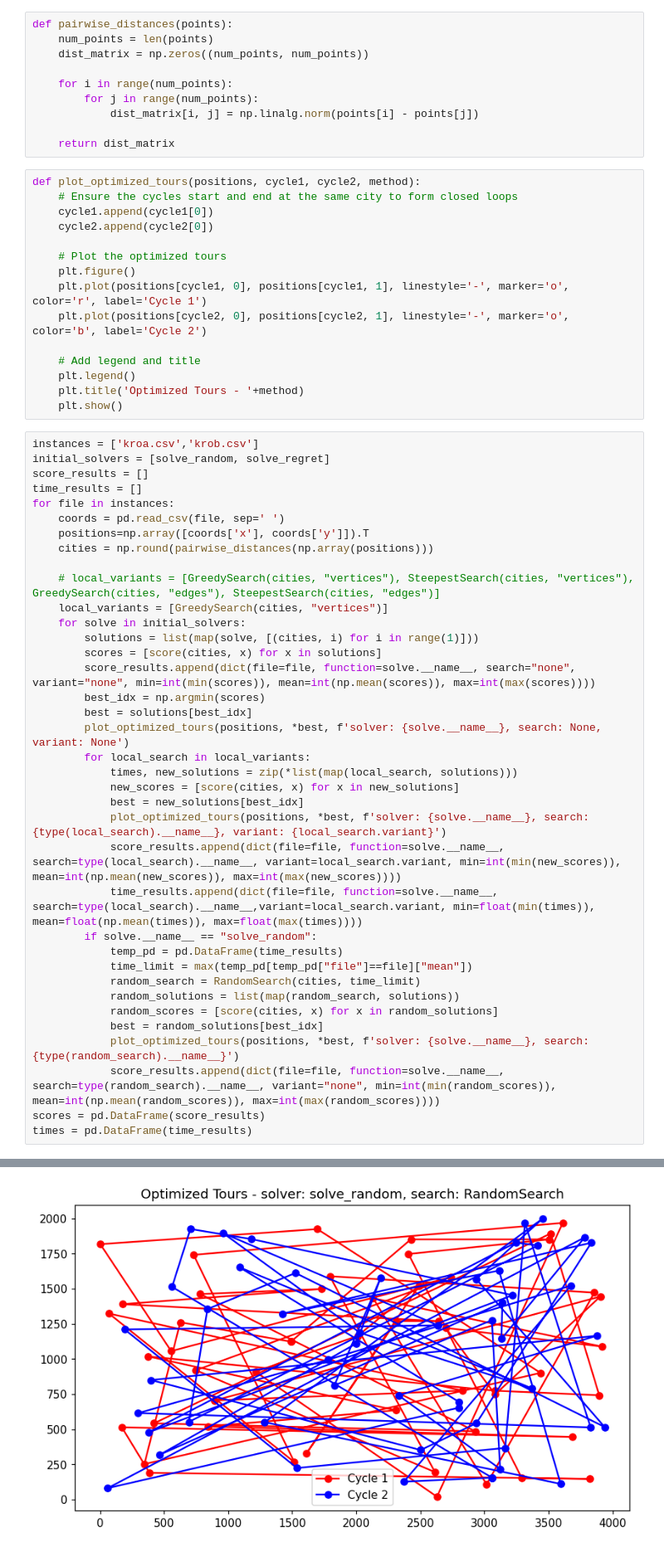
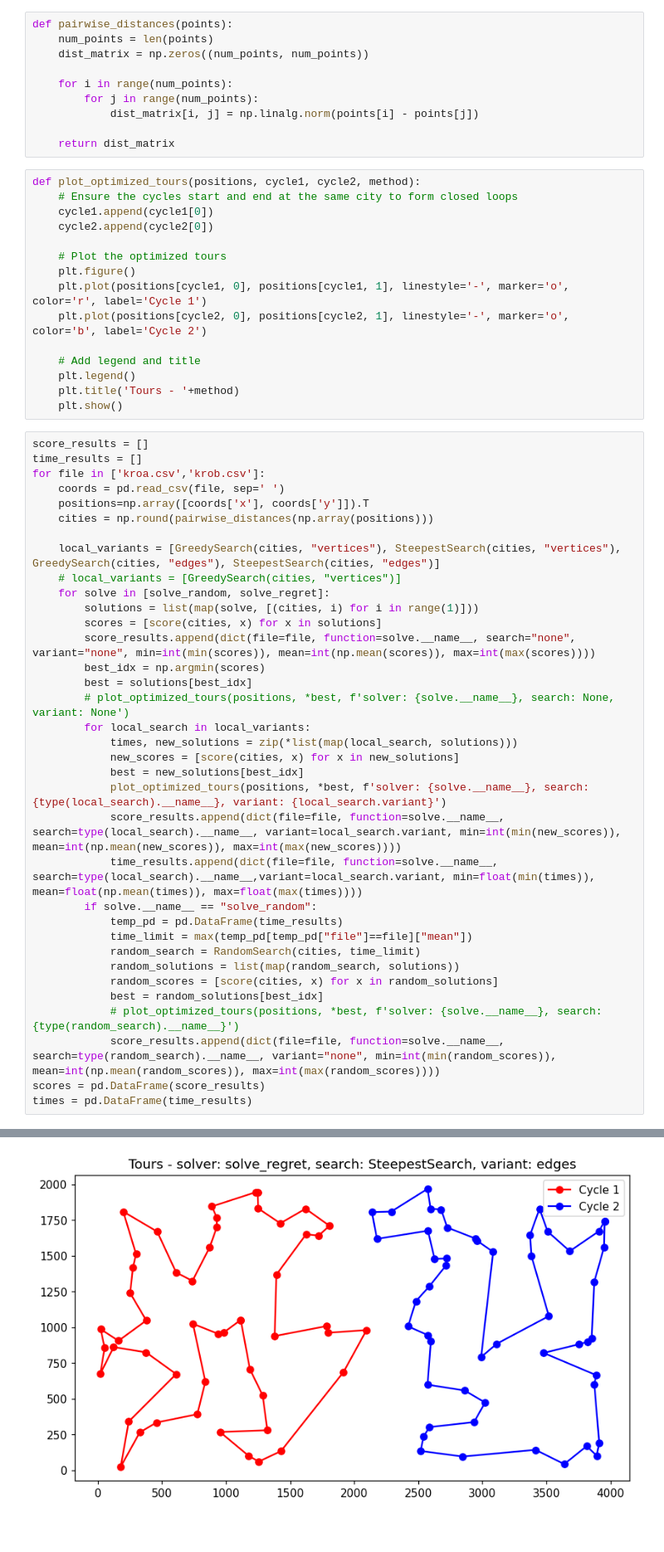
Before and after one commit to maciejm2517/imo-lab, a Jupyter notebook: lab2/nielegalne.ipynb, the cells around one changed output, grey strips where cells are left out. Shown at 83% size. Saved outputs shown, nothing was run; the diff lists cells and outputs as text.

```diff
--- a/lab2/nielegalne.ipynb
+++ b/lab2/nielegalne.ipynb
@@ -377,27 +377,25 @@ def plot_optimized_tours(positions, cycle1, cycle2, method):
 
     # Add legend and title
     plt.legend()
-    plt.title('Optimized Tours - '+method)
+    plt.title('Tours - '+method)
     plt.show()
 # %%
-instances = ['kroa.csv','krob.csv']
-initial_solvers = [solve_random, solve_regret]
 score_results = []
 time_results = []
-for file in instances:
+for file in ['kroa.csv','krob.csv']:
     coords = pd.read_csv(file, sep=' ')
     positions=np.array([coords['x'], coords['y']]).T
     cities = np.round(pairwise_distances(np.array(positions)))
 
-    # local_variants = [GreedySearch(cities, "vertices"), SteepestSearch(cities, "vertices"), GreedySearch(cities, "edges"), SteepestSearch(cities, "edges")]
-    local_variants = [GreedySearch(cities, "vertices")]
-    for solve in initial_solvers:
+    local_variants = [GreedySearch(cities, "vertices"), SteepestSearch(cities, "vertices"), GreedySearch(cities, "edges"), SteepestSearch(cities, "edges")]
+    # local_variants = [GreedySearch(cities, "vertices")]
+    for solve in [solve_random, solve_regret]:
         solutions = list(map(solve, [(cities, i) for i in range(1)]))
         scores = [score(cities, x) for x in solutions]
         score_results.append(dict(file=file, function=solve.__name__, search="none", variant="none", min=int(min(scores)), mean=int(np.mean(scores)), max=int(max(scores))))
         best_idx = np.argmin(scores)
         best = solutions[best_idx]
-        plot_optimized_tours(positions, *best, f'solver: {solve.__name__}, search: None, variant: None')
+        # plot_optimized_tours(positions, *best, f'solver: {solve.__name__}, search: None, variant: None')
         for local_search in local_variants:
             times, new_solutions = zip(*list(map(local_search, solutions)))
             new_scores = [score(cities, x) for x in new_solutions]
@@ -412,7 +410,7 @@ for file in instances:
             random_solutions = list(map(random_search, solutions))
             random_scores = [score(cities, x) for x in random_solutions]
             best = random_solutions[best_idx]
-            plot_optimized_tours(positions, *best, f'solver: {solve.__name__}, search: {type(random_search).__name__}')
+            # plot_optimized_tours(positions, *best, f'solver: {solve.__name__}, search: {type(random_search).__name__}')
             score_results.append(dict(file=file, function=solve.__name__, search=type(random_search).__name__, variant="none", min=int(min(random_scores)), mean=int(np.mean(random_scores)), max=int(max(random_scores))))
 scores = pd.DataFrame(score_results)
 times = pd.DataFrame(time_results)
@@ -427 +425 @@ times = pd.DataFrame(time_results)
-[figure, old version]
+[figure, new version]
```
Also changed, not shown: parts of 3 cells of this notebook.
